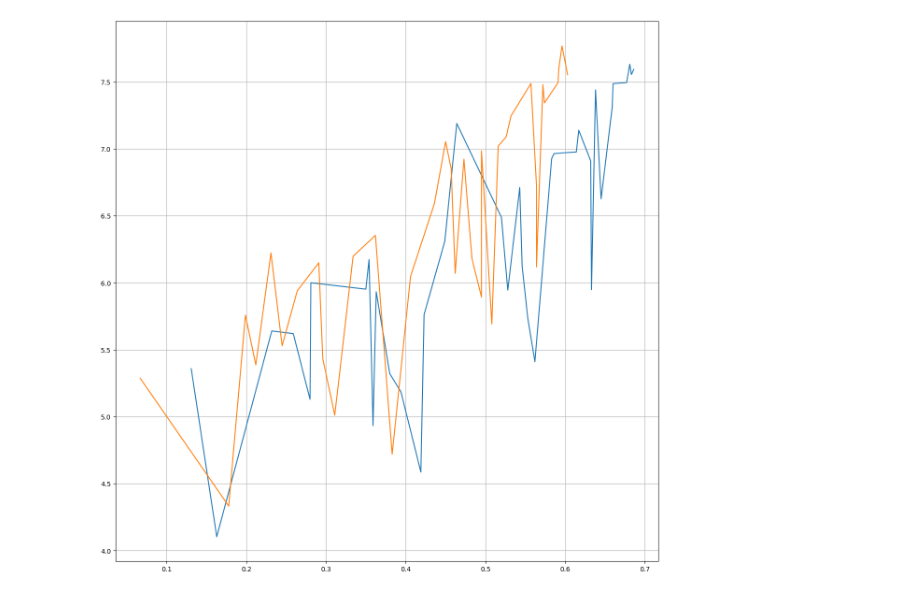
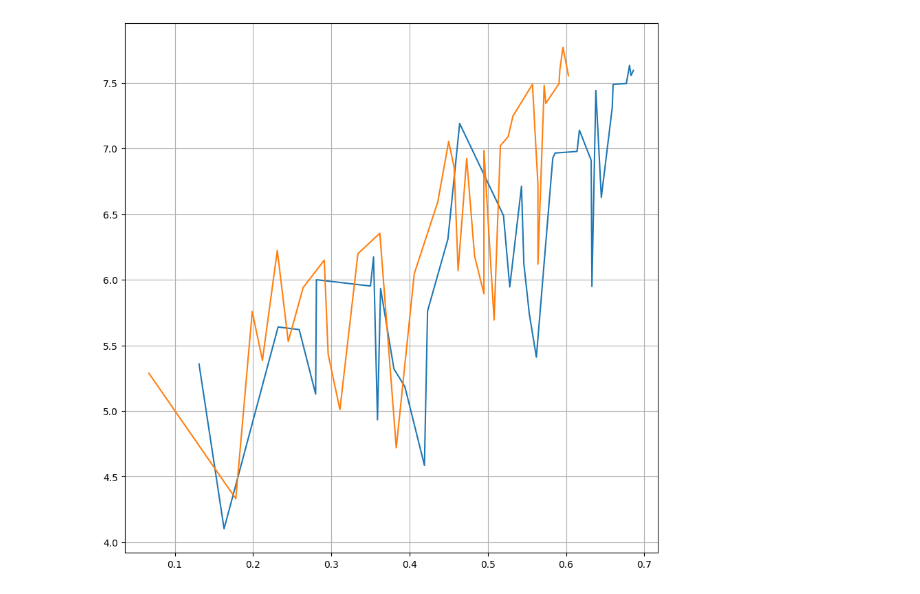
Before and after one commit to holeksii/PyAxols, a Jupyter notebook: example.ipynb, the cells around one changed output. Cells and saved outputs as stored; diff of their text form; code cells hidden in the pictures.

```diff
--- a/example.ipynb
+++ b/example.ipynb
@@ -49,5 +49,6 @@ eu19 = t19.inner_join(
     self_on="Country or region",
 )
 # %%
+plt.rcParams["figure.figsize"] = (10, 10)
 eu18["Score"].hist(bins=20, edgecolor='k')
 # %% [output]
@@ -59,15 +60,14 @@ eu19["Score"].hist(bins=20, edgecolor='k')
 # %%
-plt.rcParams["figure.figsize"] = (15, 15)
 plt.grid(True)
 
 eu18.plot(
     x="Freedom to make life choices",
     y="Score",
 )
 
 eu19.plot(
     x="Freedom to make life choices",
     y="Score",
 )
 # %% [output]
-[figure, old version]
+[figure, new version]
```
Also changed, not shown: parts of 2 cells of this notebook.
